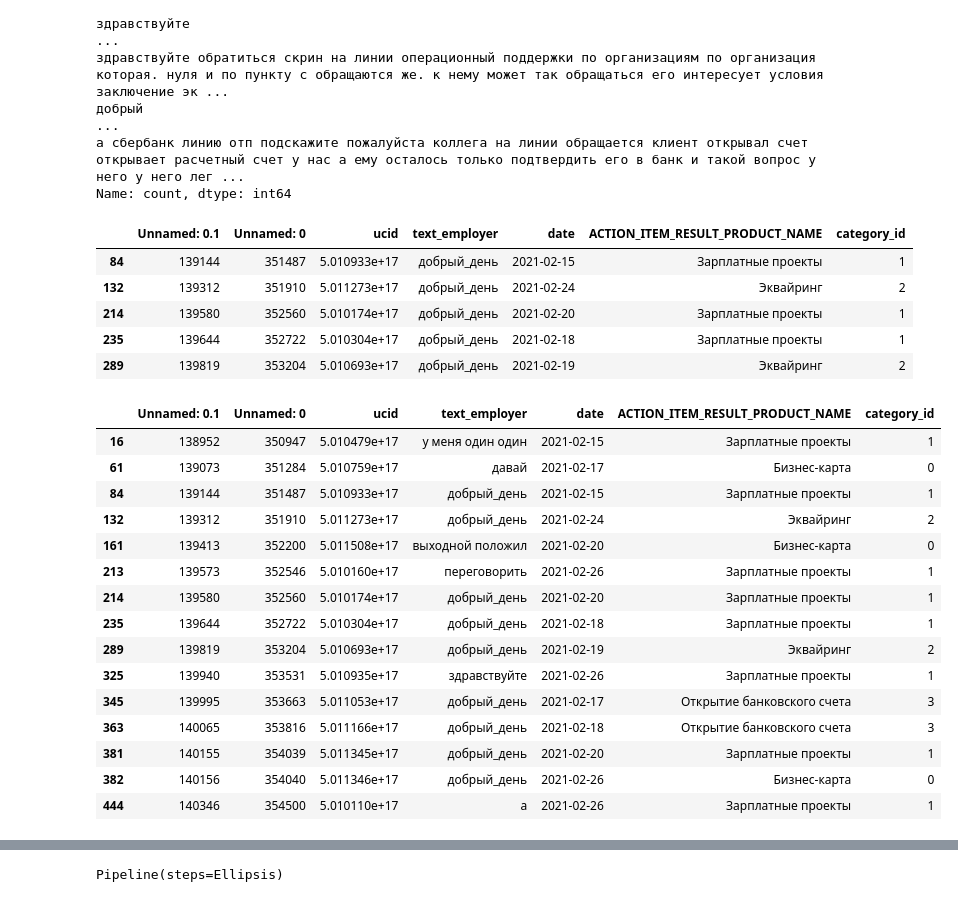
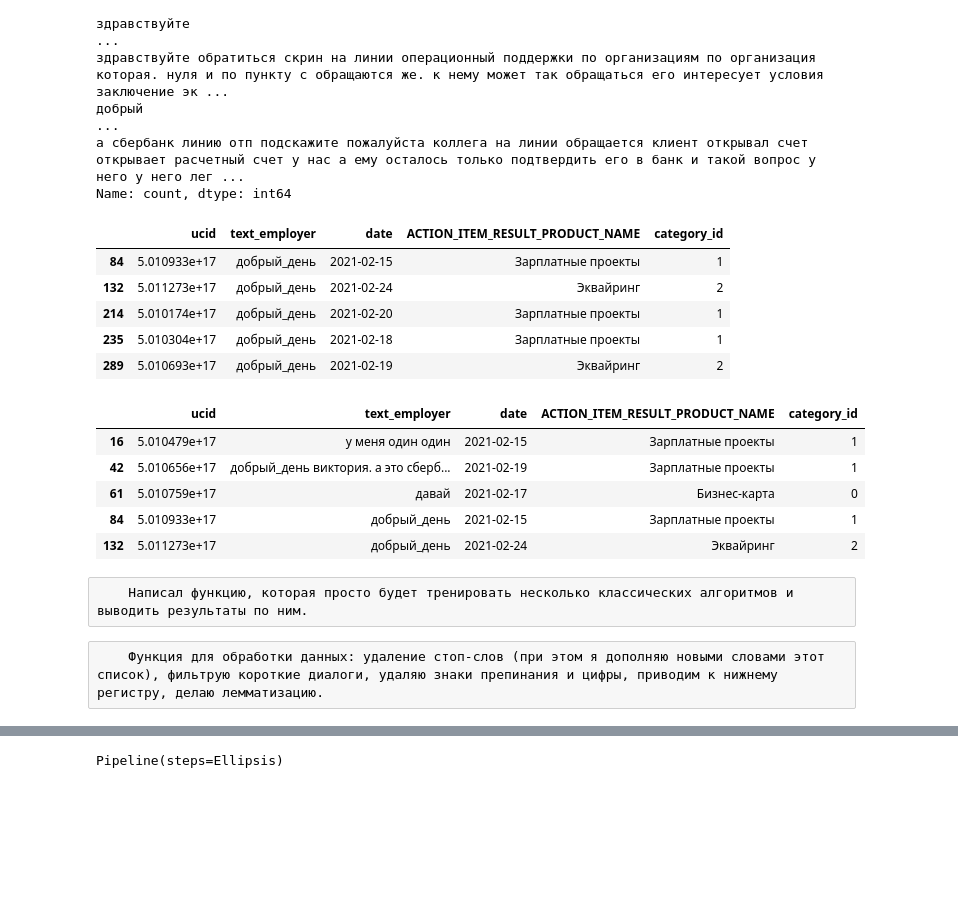
Before and after one commit to PSergey24/test_scb, a Jupyter notebook: SProshchenko_1.ipynb, the cells around one changed output, grey strips where cells are left out. Drawn from its saved outputs; the diff is of its cells as text; code cells hidden in the pictures; blank space fills up the shorter version.

```diff
--- a/SProshchenko_1.ipynb
+++ b/SProshchenko_1.ipynb
@@ -34,6 +35,6 @@ result
 # %%
 df = pd.read_csv('data/train.csv', sep=';', encoding='utf-8')
 # %%
-df = df[['ucid', 'text_employer', 'ACTION_ITEM_RESULT_PRODUCT_NAME']]
+df = df[['ucid', 'text_employer', 'date', 'ACTION_ITEM_RESULT_PRODUCT_NAME']]
 df.head()
 # %% [output]
@@ -91,33 +84,20 @@ text_employer
 а сбербанк линию отп подскажите пожалуйста коллега на линии обращается клиент открывал счет открывает расчетный счет у нас а ему осталось только подтвердить его в банк и такой вопрос у него у него лег ...
 Name: count, dtype: int64
 # %%
-# видно, что просто приветствие имеет разные классы. Позже нужно будет почистить это. Возможно там был более длинный текст и
-# вы просто заменили его на 'добрый_день'
 df[df['text_employer'] == 'добрый_день'].head(5)
 # %% [output]
-|  | Unnamed: 0.1 | Unnamed: 0 | ucid | text_employer | date | ACTION_ITEM_RESULT_PRODUCT_NAME | category_id |
-| 84 | 139144 | 351487 | 5.010933e+17 | добрый_день | 2021-02-15 | Зарплатные проекты | 1 |
-| 132 | 139312 | 351910 | 5.011273e+17 | добрый_день | 2021-02-24 | Эквайринг | 2 |
-| 214 | 139580 | 352560 | 5.010174e+17 | добрый_день | 2021-02-20 | Зарплатные проекты | 1 |
-| 235 | 139644 | 352722 | 5.010304e+17 | добрый_день | 2021-02-18 | Зарплатные проекты | 1 |
-| 289 | 139819 | 353204 | 5.010693e+17 | добрый_день | 2021-02-19 | Эквайринг | 2 |
+|  | ucid | text_employer | date | ACTION_ITEM_RESULT_PRODUCT_NAME | category_id |
+| 84 | 5.010933e+17 | добрый_день | 2021-02-15 | Зарплатные проекты | 1 |
+| 132 | 5.011273e+17 | добрый_день | 2021-02-24 | Эквайринг | 2 |
+| 214 | 5.010174e+17 | добрый_день | 2021-02-20 | Зарплатные проекты | 1 |
+| 235 | 5.010304e+17 | добрый_день | 2021-02-18 | Зарплатные проекты | 1 |
+| 289 | 5.010693e+17 | добрый_день | 2021-02-19 | Эквайринг | 2 |
 # %%
-# также нужно будет отфильтровать короткие сообщения
-df[df['text_employer'].str.len() <= 20].head(15)
+df[df['text_employer'].str.len() <= 50].head(5)
 # %% [output]
-|  | Unnamed: 0.1 | Unnamed: 0 | ucid | text_employer | date | ACTION_ITEM_RESULT_PRODUCT_NAME | category_id |
-| 16 | 138952 | 350947 | 5.010479e+17 | у меня один один | 2021-02-15 | Зарплатные проекты | 1 |
-| 61 | 139073 | 351284 | 5.010759e+17 | давай | 2021-02-17 | Бизнес-карта | 0 |
-| 84 | 139144 | 351487 | 5.010933e+17 | добрый_день | 2021-02-15 | Зарплатные проекты | 1 |
-| 132 | 139312 | 351910 | 5.011273e+17 | добрый_день | 2021-02-24 | Эквайринг | 2 |
-| 161 | 139413 | 352200 | 5.011508e+17 | выходной положил | 2021-02-20 | Бизнес-карта | 0 |
-| 213 | 139573 | 352546 | 5.010160e+17 | переговорить | 2021-02-26 | Зарплатные проекты | 1 |
-| 214 | 139580 | 352560 | 5.010174e+17 | добрый_день | 2021-02-20 | Зарплатные проекты | 1 |
-| 235 | 139644 | 352722 | 5.010304e+17 | добрый_день | 2021-02-18 | Зарплатные проекты | 1 |
-| 289 | 139819 | 353204 | 5.010693e+17 | добрый_день | 2021-02-19 | Эквайринг | 2 |
-| 325 | 139940 | 353531 | 5.010935e+17 | здравствуйте | 2021-02-26 | Зарплатные проекты | 1 |
-| 345 | 139995 | 353663 | 5.011053e+17 | добрый_день | 2021-02-17 | Открытие банковского счета | 3 |
-| 363 | 140065 | 353816 | 5.011166e+17 | добрый_день | 2021-02-18 | Открытие банковского счета | 3 |
-| 381 | 140155 | 354039 | 5.011345e+17 | добрый_день | 2021-02-20 | Зарплатные проекты | 1 |
-| 382 | 140156 | 354040 | 5.011346e+17 | добрый_день | 2021-02-26 | Бизнес-карта | 0 |
-| 444 | 140346 | 354500 | 5.010110e+17 | а | 2021-02-26 | Зарплатные проекты | 1 |
+|  | ucid | text_employer | date | ACTION_ITEM_RESULT_PRODUCT_NAME | category_id |
+| 16 | 5.010479e+17 | у меня один один | 2021-02-15 | Зарплатные проекты | 1 |
+| 42 | 5.010656e+17 | добрый_день виктория. а это сберб... | 2021-02-19 | Зарплатные проекты | 1 |
+| 61 | 5.010759e+17 | давай | 2021-02-17 | Бизнес-карта | 0 |
+| 84 | 5.010933e+17 | добрый_день | 2021-02-15 | Зарплатные проекты | 1 |
+| 132 | 5.011273e+17 | добрый_день | 2021-02-24 | Эквайринг | 2 |
@@ -126,3 +104,5 @@ df_train, df_test = train_test_split(df, test_size=0.2)
+# %% [raw]
+    Написал функцию, которая просто будет тренировать несколько классических алгоритмов и выводить результаты по ним.
 # %%
 @dataclass
 class Model:
@@ -159,3 +139,5 @@ def train_models(df_train, df_test):
 
         result.sort(key=lambda x: x.acc, reverse=True)
     return result
+# %% [raw]
+    Функция для обработки данных: удаление стоп-слов (при этом я дополняю новыми словами этот список), фильтрую короткие диалоги, удаляю знаки препинания и цифры, приводим к нижнему регистру, делаю лемматизацию.
```
Also changed, not shown: parts of 48 cells of this notebook.
